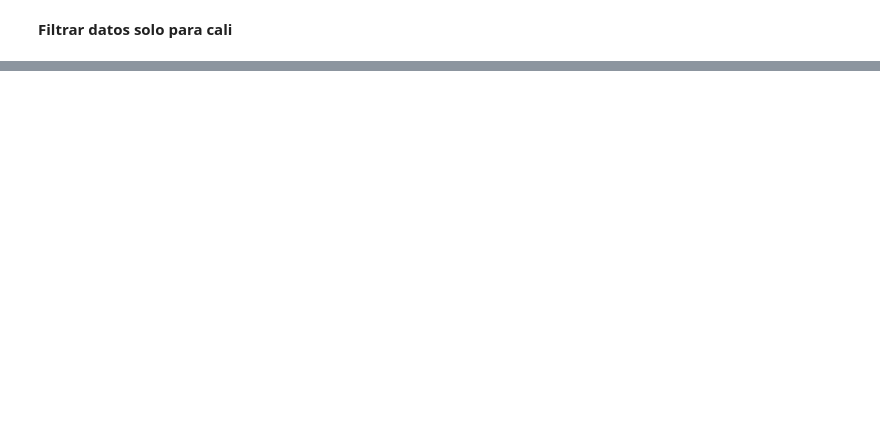
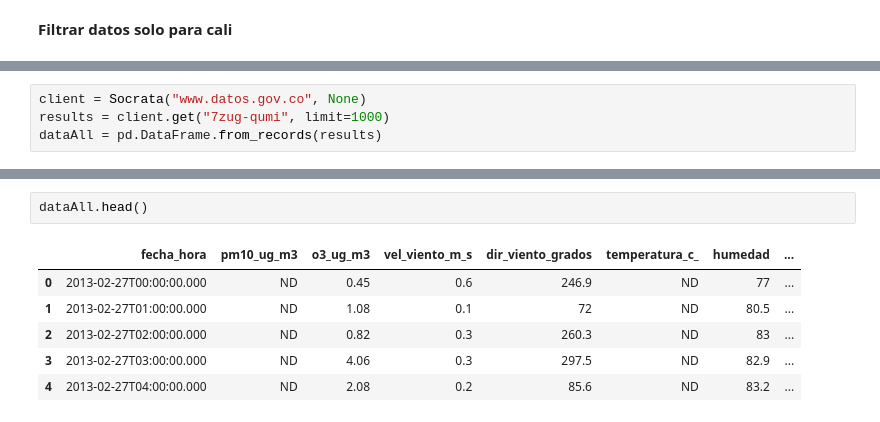
Before and after one commit to waltermayor/rescityUAO, a Jupyter notebook: PreprocesamientoDeDatos.ipynb, the cells around one changed output, grey strips where cells are left out. Drawn from its saved outputs; the diff is of its cells as text; blank space fills up the shorter version.

```diff
--- a/PreprocesamientoDeDatos.ipynb
+++ b/PreprocesamientoDeDatos.ipynb
@@ -705,0 +685,4 @@ print(dataInundCali)
+# %%
+client = Socrata("www.datos.gov.co", None)
+results = client.get("7zug-qumi", limit=1000)
+dataAll = pd.DataFrame.from_records(results)
@@ -705,0 +705,9 @@ print(dataInundCali)
+# %%
+dataAll.head()
+# %% [output]
+|  | fecha_hora | pm10_ug_m3 | o3_ug_m3 | vel_viento_m_s | dir_viento_grados | temperatura_c_ | humedad | ... |
+| 0 | 2013-02-27T00:00:00.000 | ND | 0.45 | 0.6 | 246.9 | ND | 77 | ... |
+| 1 | 2013-02-27T01:00:00.000 | ND | 1.08 | 0.1 | 72 | ND | 80.5 | ... |
+| 2 | 2013-02-27T02:00:00.000 | ND | 0.82 | 0.3 | 260.3 | ND | 83 | ... |
+| 3 | 2013-02-27T03:00:00.000 | ND | 4.06 | 0.3 | 297.5 | ND | 82.9 | ... |
+| 4 | 2013-02-27T04:00:00.000 | ND | 2.08 | 0.2 | 85.6 | ND | 83.2 | ... |
```
Also changed, not shown: parts of 14 cells of this notebook.
